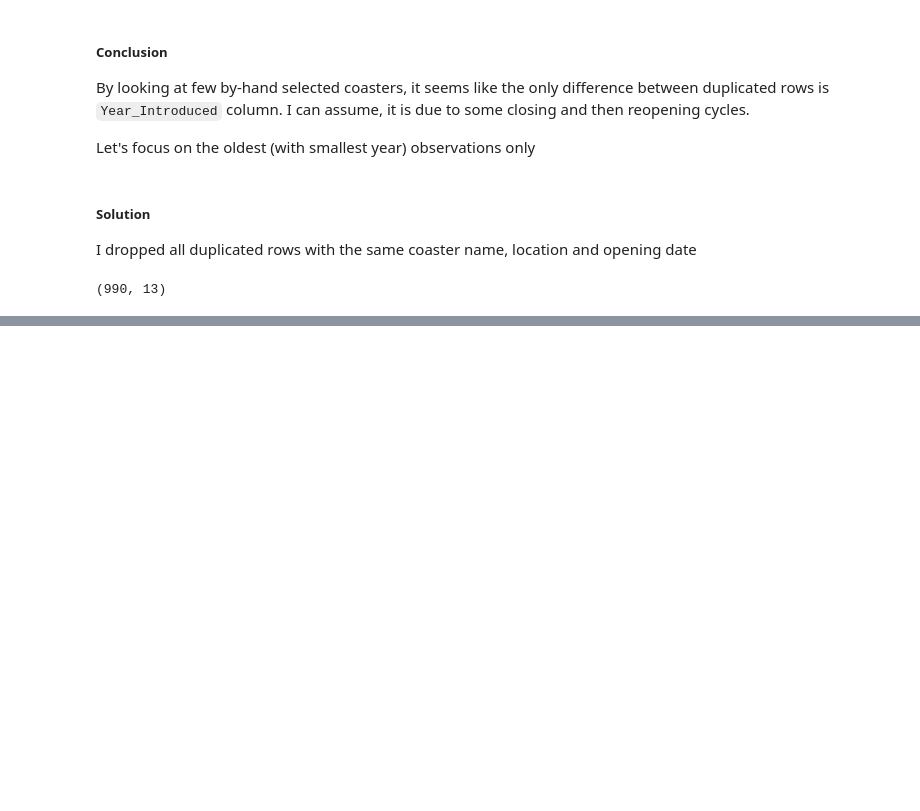
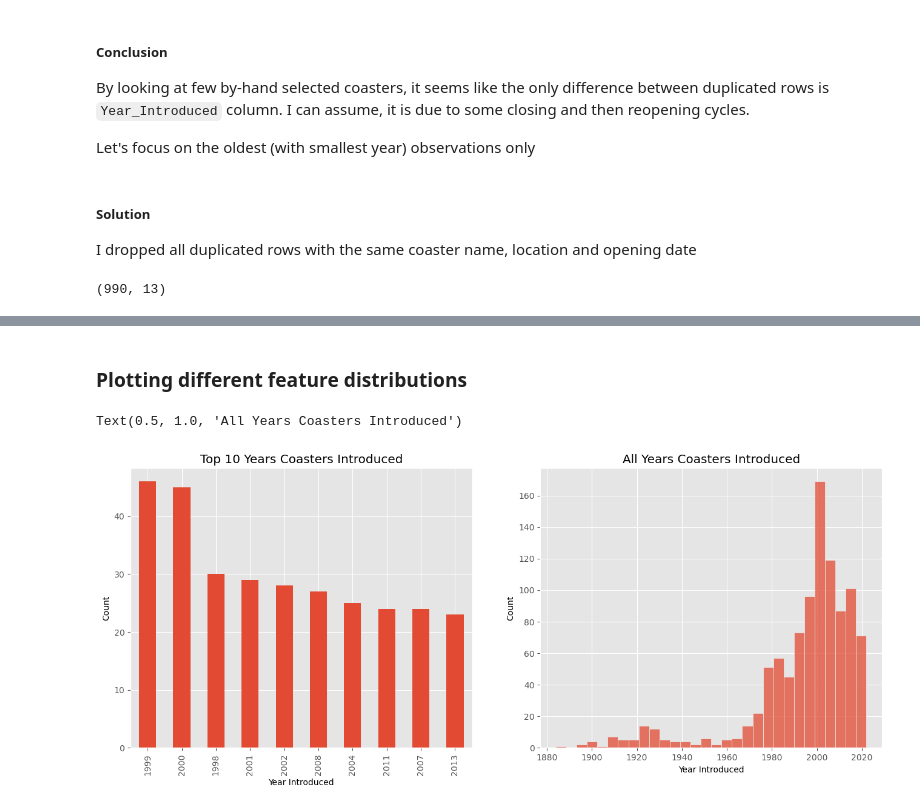
Before and after one commit to Pawcharz/Statistics-Analysis-Playground, a Jupyter notebook: rollercoaster/exploratory-data-analysis.ipynb, the cells around one changed output, grey strips where cells are left out. Drawn from its saved outputs; the diff is of its cells as text; code cells hidden in the pictures; blank space fills up the shorter version.

Commit message:
Plot `Year_Introduced` feature

```diff
--- a/rollercoaster/exploratory-data-analysis.ipynb
+++ b/rollercoaster/exploratory-data-analysis.ipynb
@@ -272,0 +280,20 @@ df.shape
+# %% [markdown]
+### Plotting different feature distributions
+# %%
+f, axs = plt.subplots(1, 2, figsize=(16, 6))
+
+df['Year_Introduced'].value_counts() \
+  .head(10) \
+  .plot(kind='bar', ax=axs[0])
+
+axs[0].set_xlabel("Year Introduced")
+axs[0].set_ylabel("Count")
+axs[0].set_title("Top 10 Years Coasters Introduced")
+
+
+sns.histplot(data=df, x="Year_Introduced", bins=30, ax=axs[1])
+axs[1].set_xlabel("Year Introduced")
+axs[1].set_title("All Years Coasters Introduced")
+# %% [output]
+Text(0.5, 1.0, 'All Years Coasters Introduced')
+[figure, added]
```
Also changed, not shown: parts of 2 cells of this notebook.
